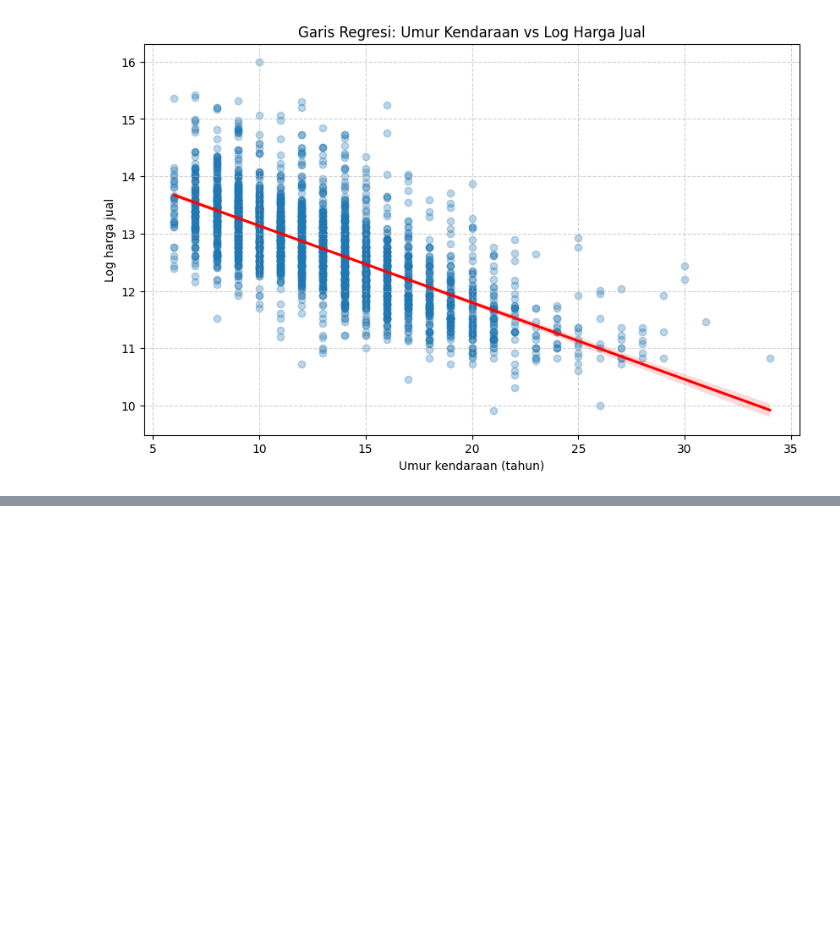
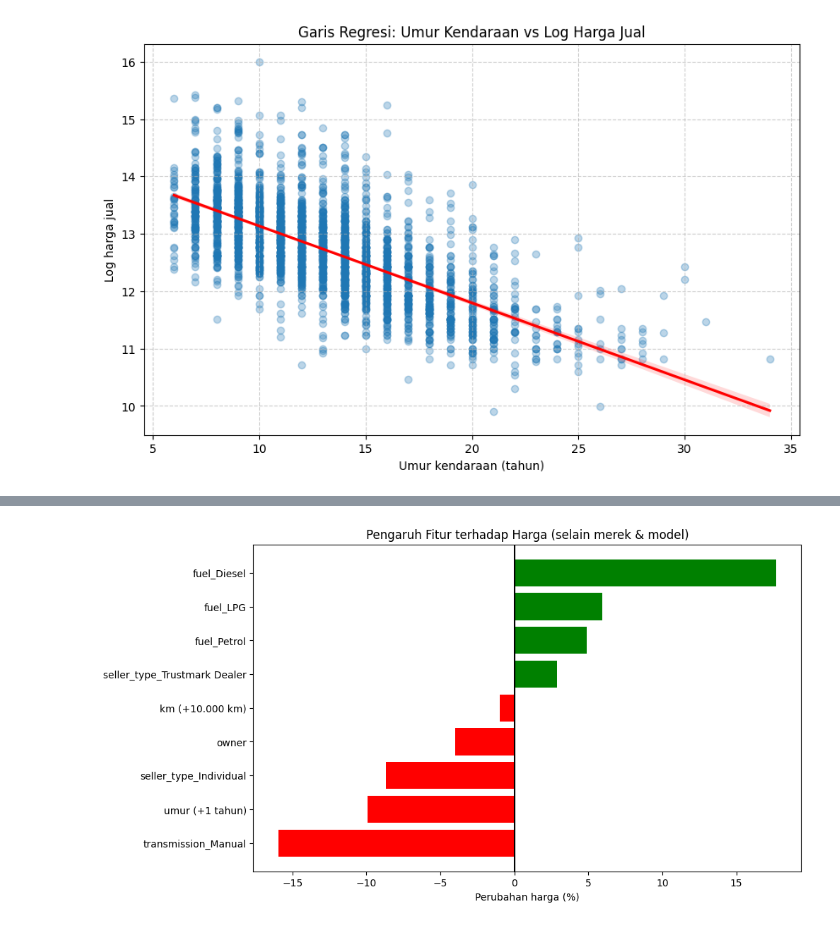
Before and after one commit to alfiahlutfi/RegresiLinear_Kelas5B_Kelompok6, a Jupyter notebook: RegresiLinear_Kelas5B_Kelompok6.ipynb, the cells around one changed output, grey strips where cells are left out. Cells and saved outputs as stored; diff of their text form; code cells hidden in the pictures; blank space fills up the shorter version.

```diff
--- a/RegresiLinear_Kelas5B_Kelompok6.ipynb
+++ b/RegresiLinear_Kelas5B_Kelompok6.ipynb
@@ -493,0 +529,21 @@ plt.show()
+# %%
+koef = pd.Series(model.coef_, index=x_train.columns)
+
+# kembalikan koefisien fitur ber-scaling ke satuan asli
+koef['vehicle_age'] = koef['vehicle_age'] / scaler.scale_[1]            # per 1 tahun
+koef['km_driven']   = koef['km_driven'] * 10000 / scaler.scale_[0]      # per 10.000 km
+
+# tampilkan fitur yang mudah ditafsirkan (dummy brand/model disisihkan)
+fitur = [k for k in koef.index if not k.startswith(('brand_', 'model_'))]
+persen = ((np.exp(koef[fitur]) - 1) * 100).sort_values()
+persen.index = persen.index.str.replace('vehicle_age', 'umur (+1 tahun)').str.replace('km_driven', 'km (+10.000 km)')
+
+plt.figure(figsize=(10, 6))
+warna = ['green' if v > 0 else 'red' for v in persen.values]
+plt.barh(persen.index, persen.values, color=warna)
+plt.axvline(0, color='black')
+plt.title('Pengaruh Fitur terhadap Harga (selain merek & model)')
+plt.xlabel('Perubahan harga (%)')
+plt.show()
+# %% [output]
+[figure, added]
```
Also changed, not shown: parts of 21 cells of this notebook.
